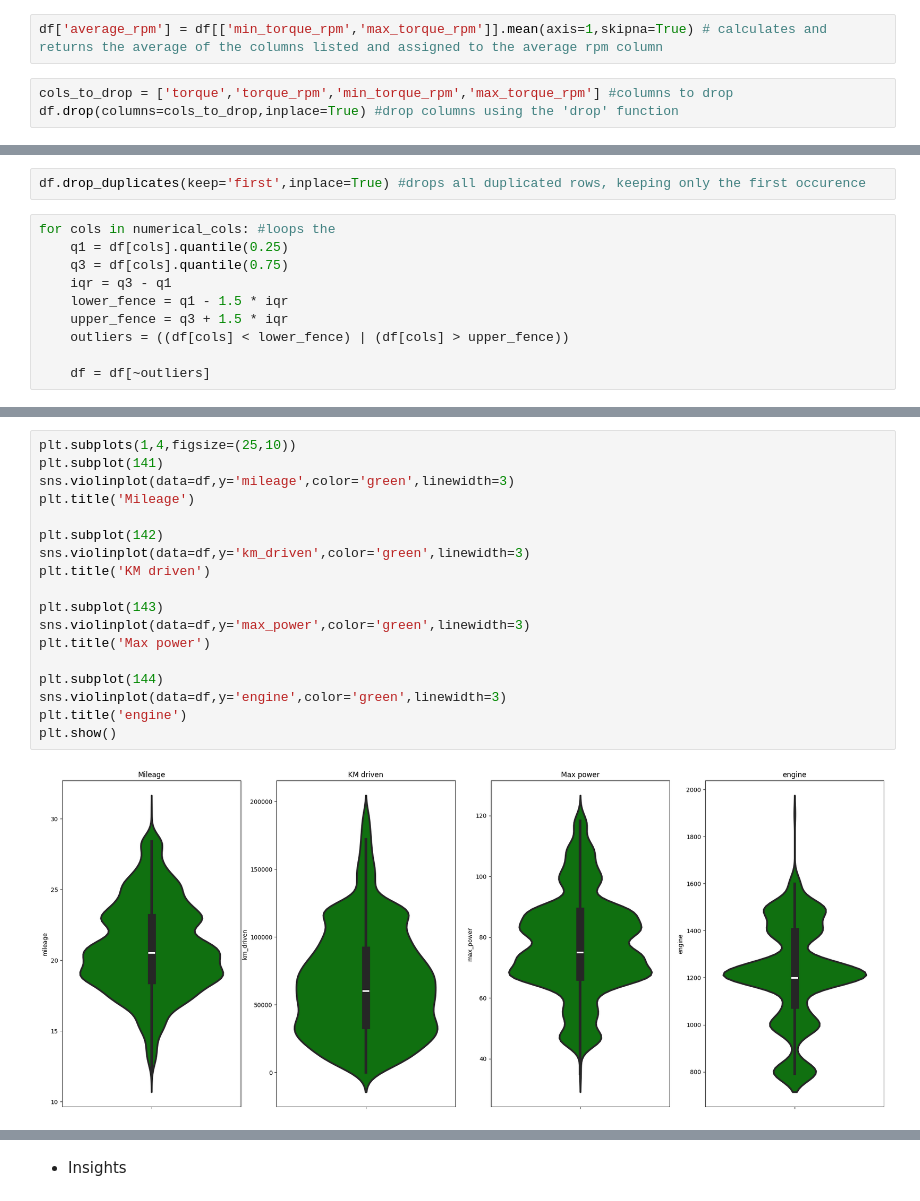
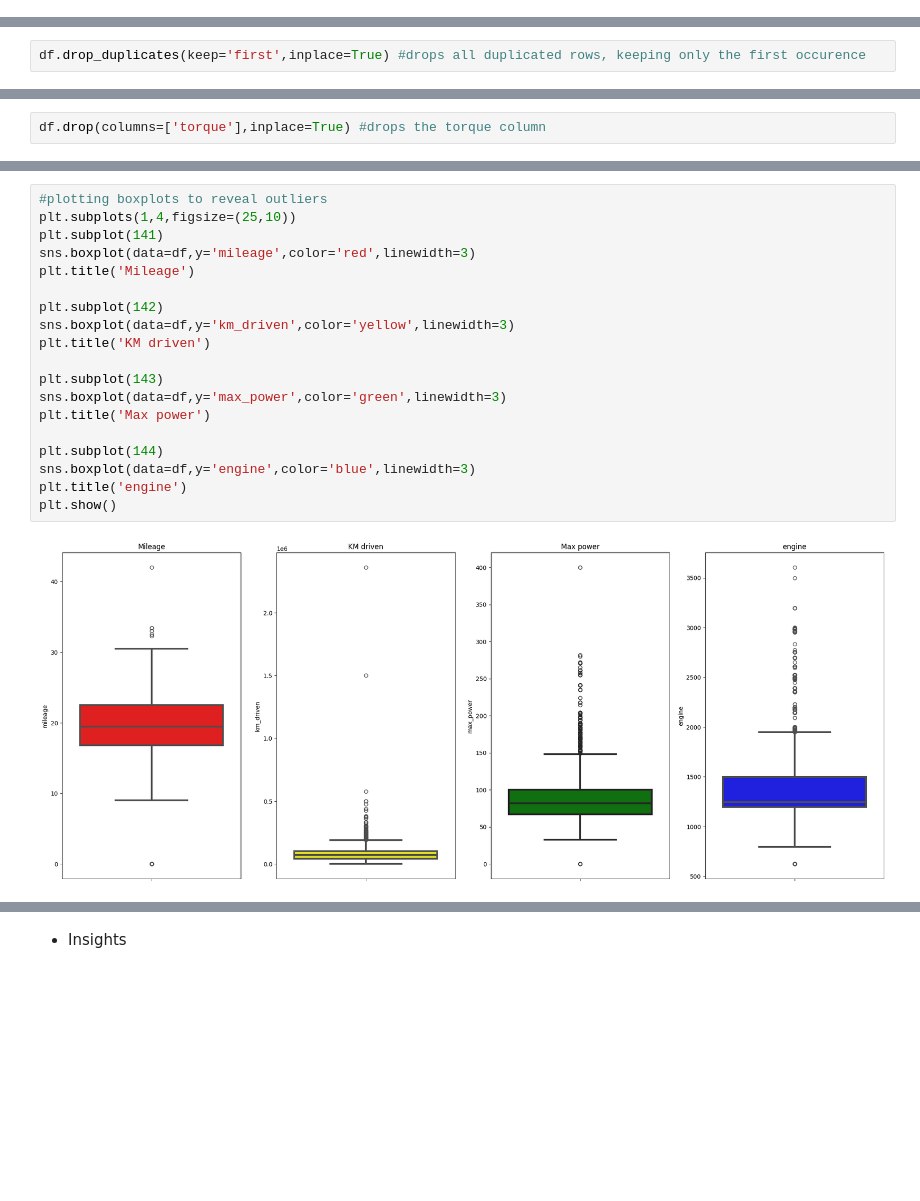
Before and after one commit to Maxwell-Selassie/Car-Price-Prediction-Model, a Jupyter notebook: notebook.ipynb, the cells around one changed output, grey strips where cells are left out. Drawn from its saved outputs; the diff is of its cells as text; blank space fills up the shorter version.

```diff
--- a/notebook.ipynb
+++ b/notebook.ipynb
@@ -160,8 +105,3 @@ df['max_torque_rpm'] = df['max_torque_rpm'].astype(float)
-# %%
-df['average_rpm'] = df[['min_torque_rpm','max_torque_rpm']].mean(axis=1,skipna=True) # calculates and returns the average of the columns listed and assigned to the average rpm column
-# %%
-cols_to_drop = ['torque','torque_rpm','min_torque_rpm','max_torque_rpm'] #columns to drop
-df.drop(columns=cols_to_drop,inplace=True) #drop columns using the 'drop' function
 # %%
 cols = [col for col in numerical_cols] # a list comprehension, creating a list of numerical columns
 print(f'This dataset has {len(cols)} numerical columns - {cols}') #returns the number of numerical columns
@@ -237,12 +153,2 @@ df[df.duplicated(keep='first')] #returns duplicated rows, keeping only the first
 # %%
 df.drop_duplicates(keep='first',inplace=True) #drops all duplicated rows, keeping only the first occurence
-# %%
-for cols in numerical_cols: #loops the
-    q1 = df[cols].quantile(0.25)
-    q3 = df[cols].quantile(0.75)
-    iqr = q3 - q1
-    lower_fence = q1 - 1.5 * iqr
-    upper_fence = q3 + 1.5 * iqr
-    outliers = ((df[cols] < lower_fence) | (df[cols] > upper_fence))
-
-    df = df[~outliers]
@@ -265 +168,3 @@ df
+# %%
+df.drop(columns=['torque'],inplace=True) #drops the torque column
 # %%
@@ -310,21 +193,22 @@ plt.show()
 # %%
+#plotting boxplots to reveal outliers
 plt.subplots(1,4,figsize=(25,10))
 plt.subplot(141)
-sns.violinplot(data=df,y='mileage',color='green',linewidth=3)
+sns.boxplot(data=df,y='mileage',color='red',linewidth=3)
 plt.title('Mileage')
 
 plt.subplot(142)
-sns.violinplot(data=df,y='km_driven',color='green',linewidth=3)
+sns.boxplot(data=df,y='km_driven',color='yellow',linewidth=3)
 plt.title('KM driven')
 
 plt.subplot(143)
-sns.violinplot(data=df,y='max_power',color='green',linewidth=3)
+sns.boxplot(data=df,y='max_power',color='green',linewidth=3)
 plt.title('Max power')
 
 plt.subplot(144)
-sns.violinplot(data=df,y='engine',color='green',linewidth=3)
+sns.boxplot(data=df,y='engine',color='blue',linewidth=3)
 plt.title('engine')
 plt.show()
 # %% [output]
-[figure, old version]
+[figure, new version]
 # %%
```
Also changed, not shown: parts of 54 cells of this notebook.
